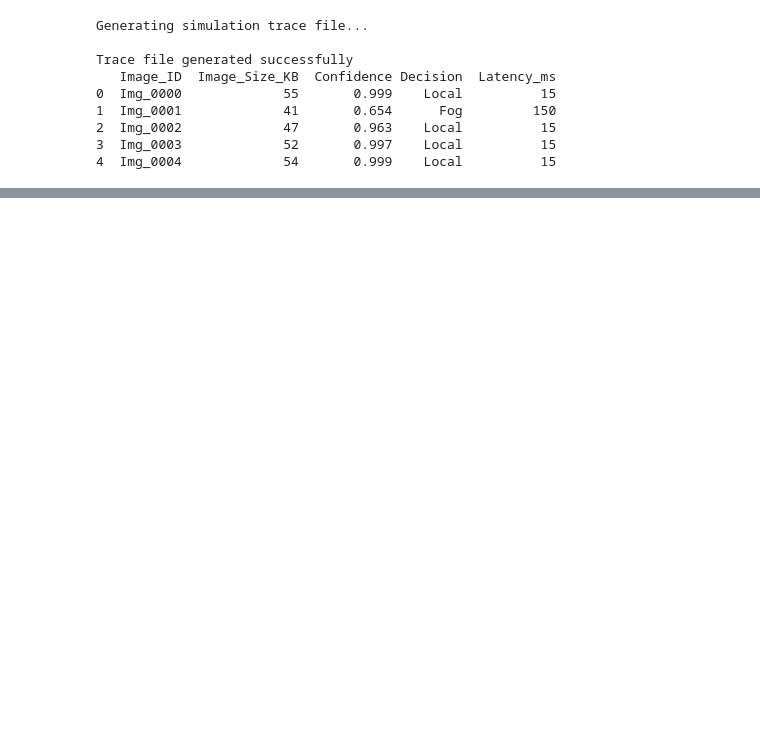
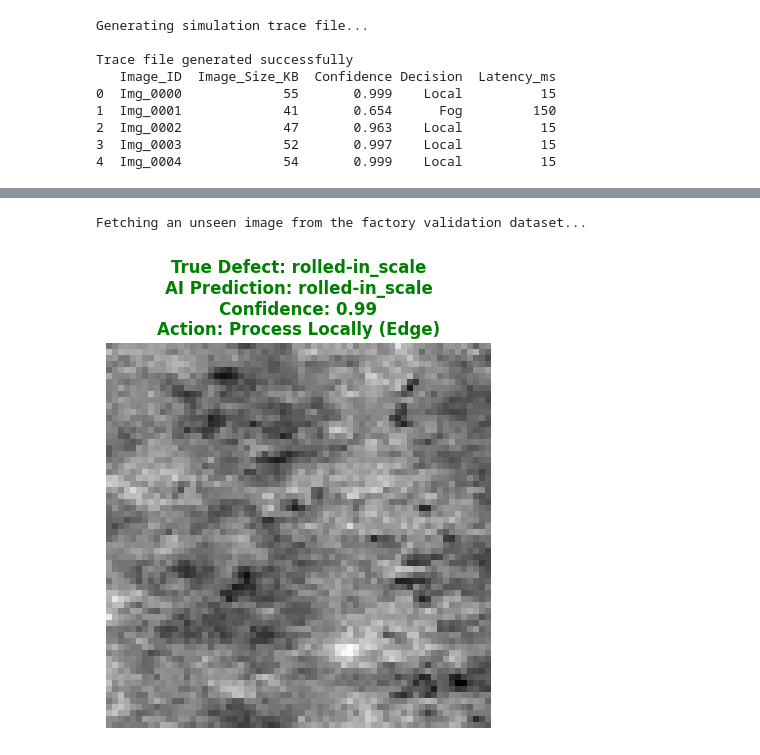
Before and after one commit to scar09-22/Hierarchical-Cognitive-Quality-Assurance, a Jupyter notebook: HCQA_EM.ipynb, the cells around one changed output, grey strips where cells are left out. Cells and saved outputs as stored; diff of their text form; code cells hidden in the pictures; blank space fills up the shorter version.

```diff
--- a/HCQA_EM.ipynb
+++ b/HCQA_EM.ipynb
@@ -248,0 +392,38 @@ Trace file generated successfully
+# %%
+# Test on Validation Data
+import numpy as np
+import matplotlib.pyplot as plt
+import tensorflow as tf
+
+print("Fetching an unseen image from the factory validation dataset...")
+
+for images, labels in val_dataset.take(1):
+    test_image = images[0]       # Take the first image
+    true_label_idx = labels[0]   # Take its true label
+    break
+
+img_array = tf.expand_dims(test_image, 0)
+predictions = model.predict(img_array, verbose=0)
+
+predicted_class_idx = np.argmax(predictions[0])
+confidence = np.max(predictions[0])
+
+class_names = val_dataset.class_names
+predicted_class = class_names[predicted_class_idx]
+true_class = class_names[true_label_idx.numpy()]
+
+decision = "Process Locally (Edge)" if confidence >= 0.85 else "Offload to Fog!"
+
+img_to_plot = tf.keras.utils.array_to_img(test_image)
+
+plt.figure(figsize=(5, 5))
+plt.imshow(img_to_plot, cmap='gray')
+plt.axis('off')
+
+title_color = 'green' if predicted_class == true_class else 'red'
+plt.title(f"True Defect: {true_class}\nAI Prediction: {predicted_class}\nConfidence: {confidence:.2f}\nAction: {decision}",
+          color=title_color, fontweight='bold')
+plt.show()
+# %% [output]
+Fetching an unseen image from the factory validation dataset...
+[figure, added]
```
Also changed, not shown: parts of 9 cells of this notebook.
